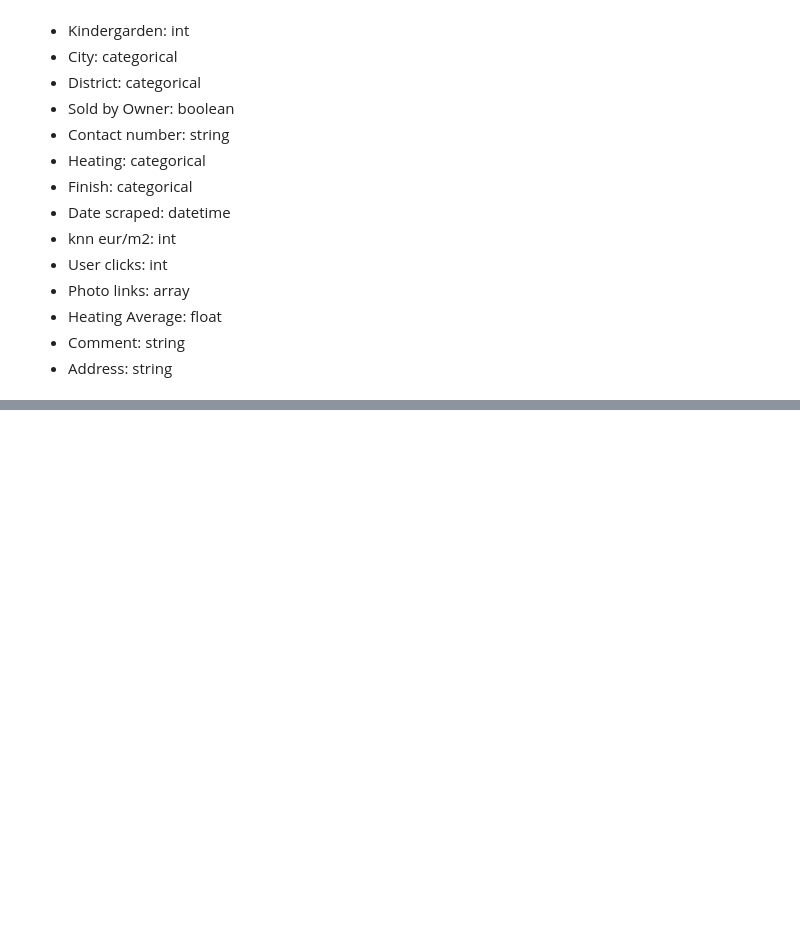
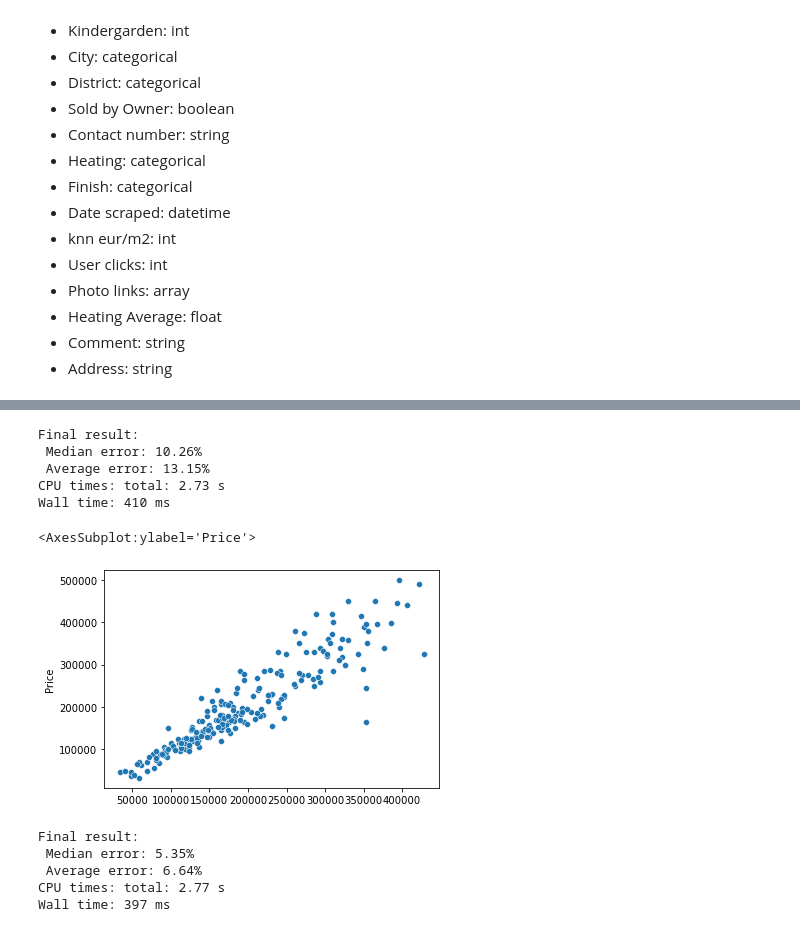
Before and after one commit to Kiwisuki/Real-Estate-Project, a Jupyter notebook: Prototyping.ipynb, the cells around one changed output, grey strips where cells are left out. Saved outputs shown, nothing was run; the diff lists cells and outputs as text; code cells hidden in the pictures; blank space fills up the shorter version.

```diff
--- a/Prototyping.ipynb
+++ b/Prototyping.ipynb
@@ -80,5 +83,6 @@ df = pd.DataFrame([i for i in collection.find()])
 # %%
 cluster = MongoClient(PROCCESSED_DATABASE)
 db = cluster[DB_NAME]
-collection = db['butai/vilniuje']
-df = pd.DataFrame([i for i in collection.find()])
+collection = db['butu-nuoma/vilniuje']
+rdf = pd.DataFrame([i for i in collection.find()])
+len(rdf)
@@ -174,0 +193,13 @@ remove(self, value, /)
+# %%
+skewness = skewness[abs(skewness) > 0.75]
+print("There are {} skewed numerical features to Box Cox transform".format(skewness.shape[0]))
+
+
+from scipy.special import boxcox1p
+skewed_features = skewness.index
+lam = 0.15
+for feat in skewed_features:
+    #all_data[feat] += 1
+    df[feat] = boxcox1p(df[feat], lam)
+
+#all_data[skewed_features] = np.log1p(all_data[skewed_features])
@@ -174,0 +243,57 @@ remove(self, value, /)
+# %%
+best_combination = {'colsample_bytree': 0.6,
+ 'gamma': 0,
+ 'learning_rate': 0.05,
+ 'max_depth': 5,
+ 'n_estimators': 250,
+ 'subsample': 0.6}
+# %%
+%%time
+
+X = df.drop(['eur_m2'], axis=1)
+y = y
+
+X_train, X_val, y_train, y_val = train_test_split(X, y, test_size=0.1)
+y_train =  np.log1p(y_train)
+
+
+model_xgb = xgb.XGBRegressor(**best_combination)
+model_xgb.fit(X_train, y_train) #
+
+xgb_pred = np.expm1(model_xgb.predict(X_val)) #
+Result = ((y_val-xgb_pred).abs()/y_val) #
+print(f'Final result:\n Median error: {round(Result.median()*100, 2)}% \n Average error: {round(Result.mean()*100, 2)}%')
+# %% [output]
+Final result:
+ Median error: 10.26%
+ Average error: 13.15%
+CPU times: total: 2.73 s
+Wall time: 410 ms
+# %%
+sns.scatterplot(xgb_pred, y_val)
+# %% [output]
+<AxesSubplot:ylabel='Price'>
+[figure, added]
+# %%
+%%time
+
+X = df.drop(['eur_m2'], axis=1)
+y = y
+
+X_train, X_val, y_train, y_val = train_test_split(X, y, test_size=0.1)
+y_train =  np.log1p(y_train)
+
+
+model_xgb = xgb.XGBRegressor(**best_combination)
+model_xgb.fit(X_train, y_train) #
+
+y_train = np.expm1(y_train)
+xgb_pred = np.expm1(model_xgb.predict(X_train)) #
+Result = ((y_train-xgb_pred).abs()/y_train) #
+print(f'Final result:\n Median error: {round(Result.median()*100, 2)}% \n Average error: {round(Result.mean()*100, 2)}%')
+# %% [output]
+Final result:
+ Median error: 5.35%
+ Average error: 6.64%
+CPU times: total: 2.77 s
+Wall time: 397 ms
```
Also changed, not shown: parts of 21 cells of this notebook, 6 other files.
